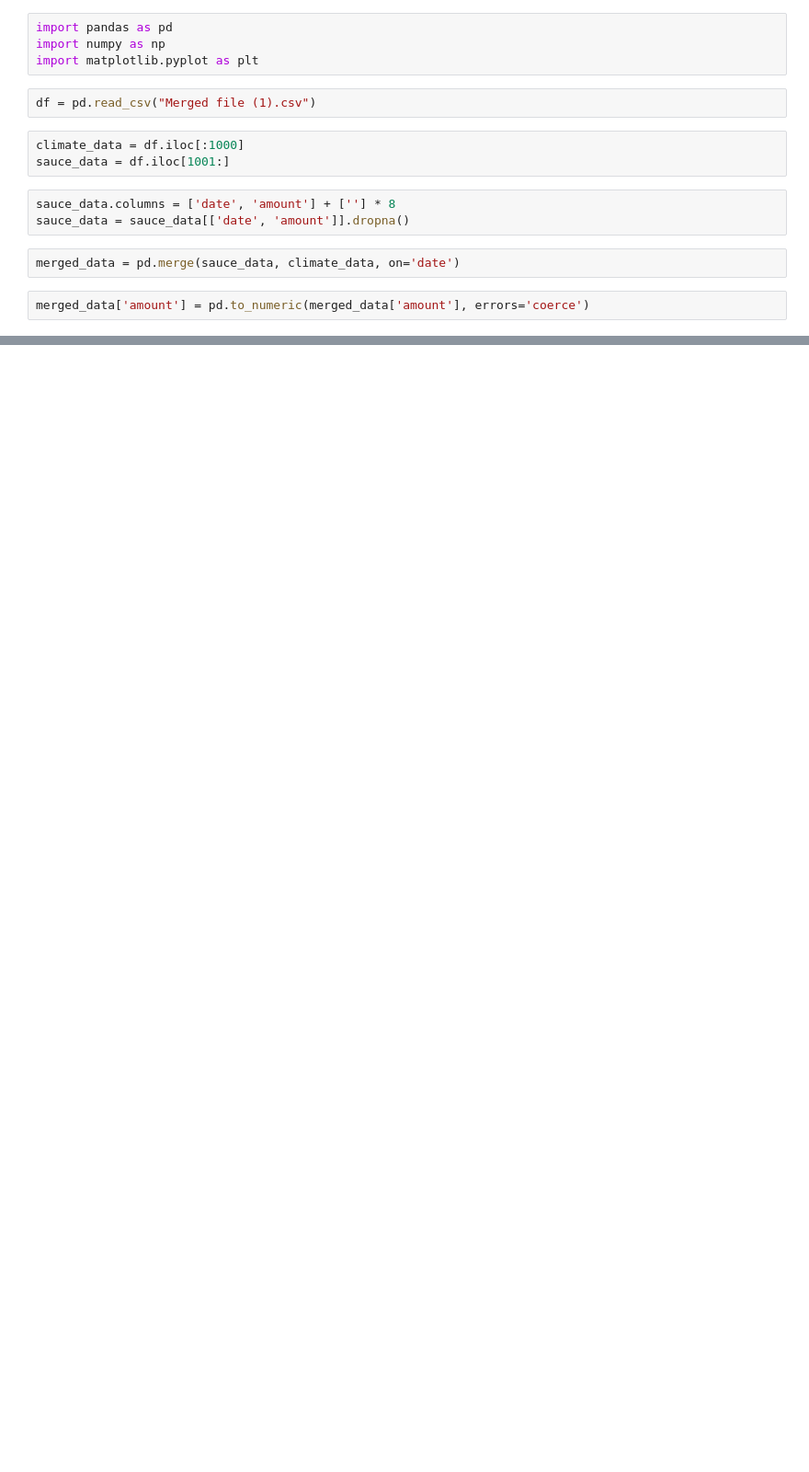
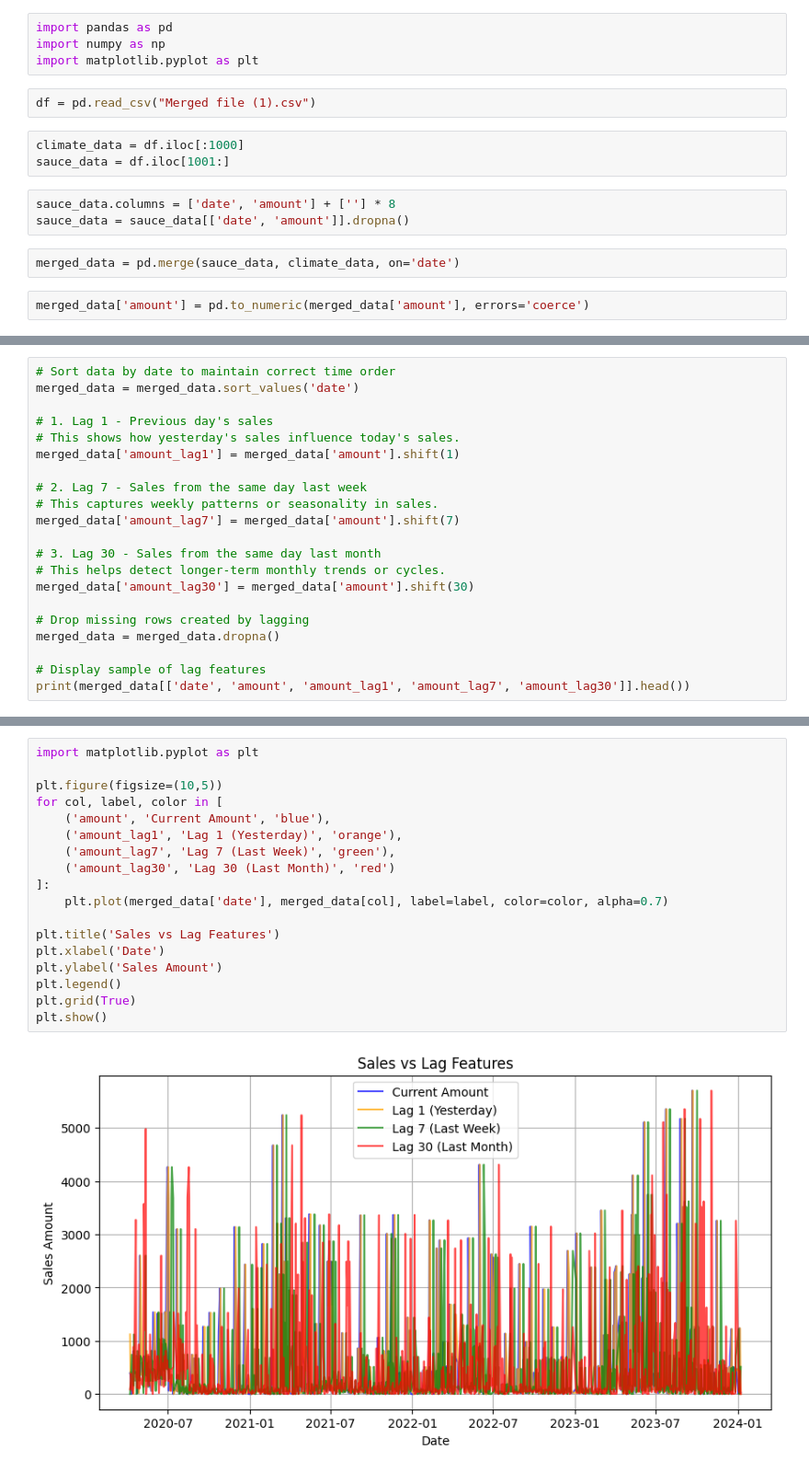
Before and after one commit to mitalin92/Time_Series_Project_BBQSales, a Jupyter notebook: barchartbbq.ipynb, the cells around one changed output, grey strips where cells are left out. Shown at 92% size. Cells and saved outputs as stored; diff of their text form; blank space fills up the shorter version.

```diff
--- a/barchartbbq.ipynb
+++ b/barchartbbq.ipynb
@@ -83,0 +161,21 @@ The analysis confirms the expected relationship: **sunny weather = higher BBQ sa
+# %%
+# Sort data by date to maintain correct time order
+merged_data = merged_data.sort_values('date')
+
+# 1. Lag 1 - Previous day's sales
+# This shows how yesterday's sales influence today's sales.
+merged_data['amount_lag1'] = merged_data['amount'].shift(1)
+
+# 2. Lag 7 - Sales from the same day last week
+# This captures weekly patterns or seasonality in sales.
+merged_data['amount_lag7'] = merged_data['amount'].shift(7)
+
+# 3. Lag 30 - Sales from the same day last month
+# This helps detect longer-term monthly trends or cycles.
+merged_data['amount_lag30'] = merged_data['amount'].shift(30)
+
+# Drop missing rows created by lagging
+merged_data = merged_data.dropna()
+
+# Display sample of lag features
+print(merged_data[['date', 'amount', 'amount_lag1', 'amount_lag7', 'amount_lag30']].head())
@@ -83,0 +194,20 @@ The analysis confirms the expected relationship: **sunny weather = higher BBQ sa
+# %%
+import matplotlib.pyplot as plt
+
+plt.figure(figsize=(10,5))
+for col, label, color in [
+    ('amount', 'Current Amount', 'blue'),
+    ('amount_lag1', 'Lag 1 (Yesterday)', 'orange'),
+    ('amount_lag7', 'Lag 7 (Last Week)', 'green'),
+    ('amount_lag30', 'Lag 30 (Last Month)', 'red')
+]:
+    plt.plot(merged_data['date'], merged_data[col], label=label, color=color, alpha=0.7)
+
+plt.title('Sales vs Lag Features')
+plt.xlabel('Date')
+plt.ylabel('Sales Amount')
+plt.legend()
+plt.grid(True)
+plt.show()
+# %% [output]
+[figure, added]
```
Also changed, not shown: parts of 25 cells of this notebook.
